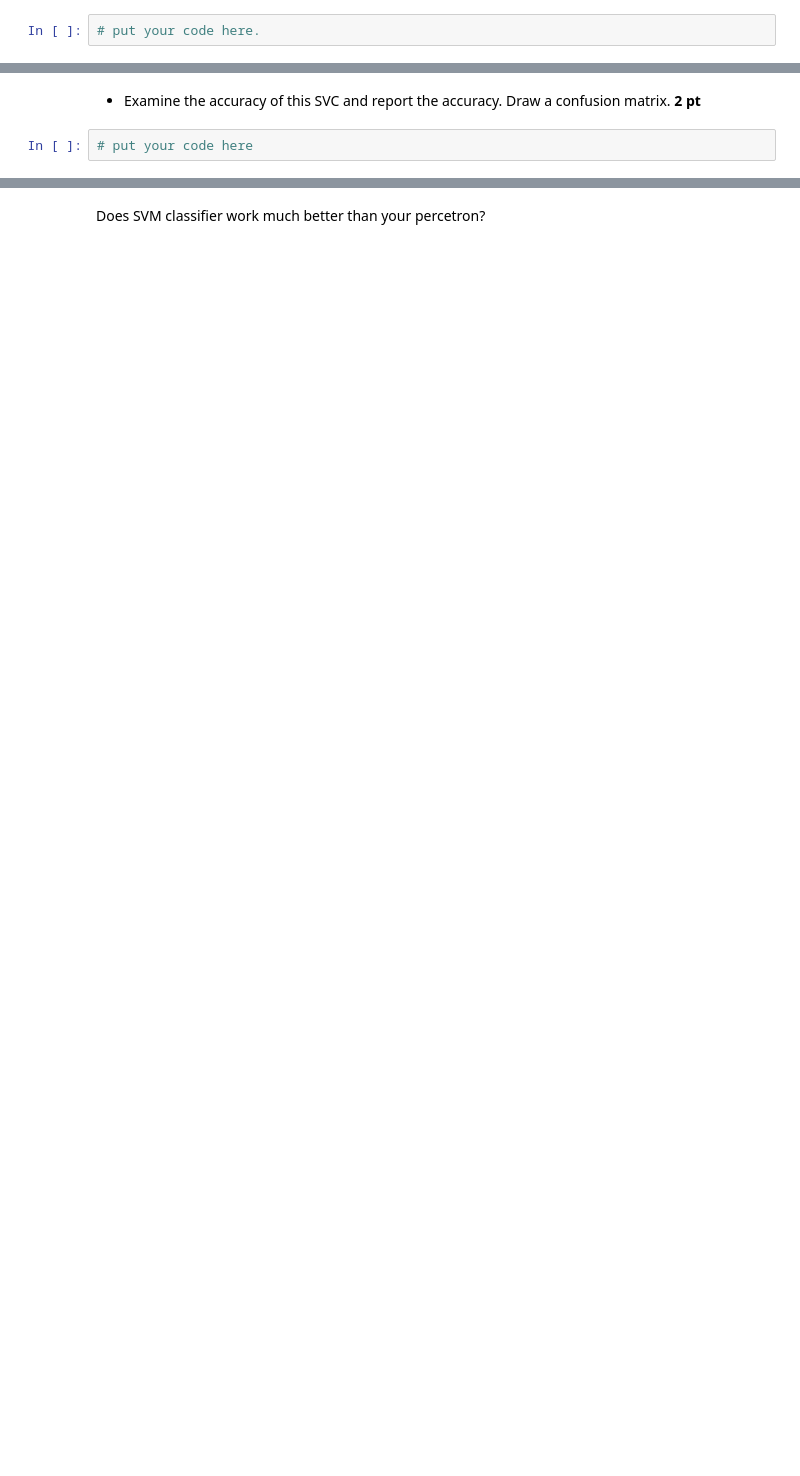
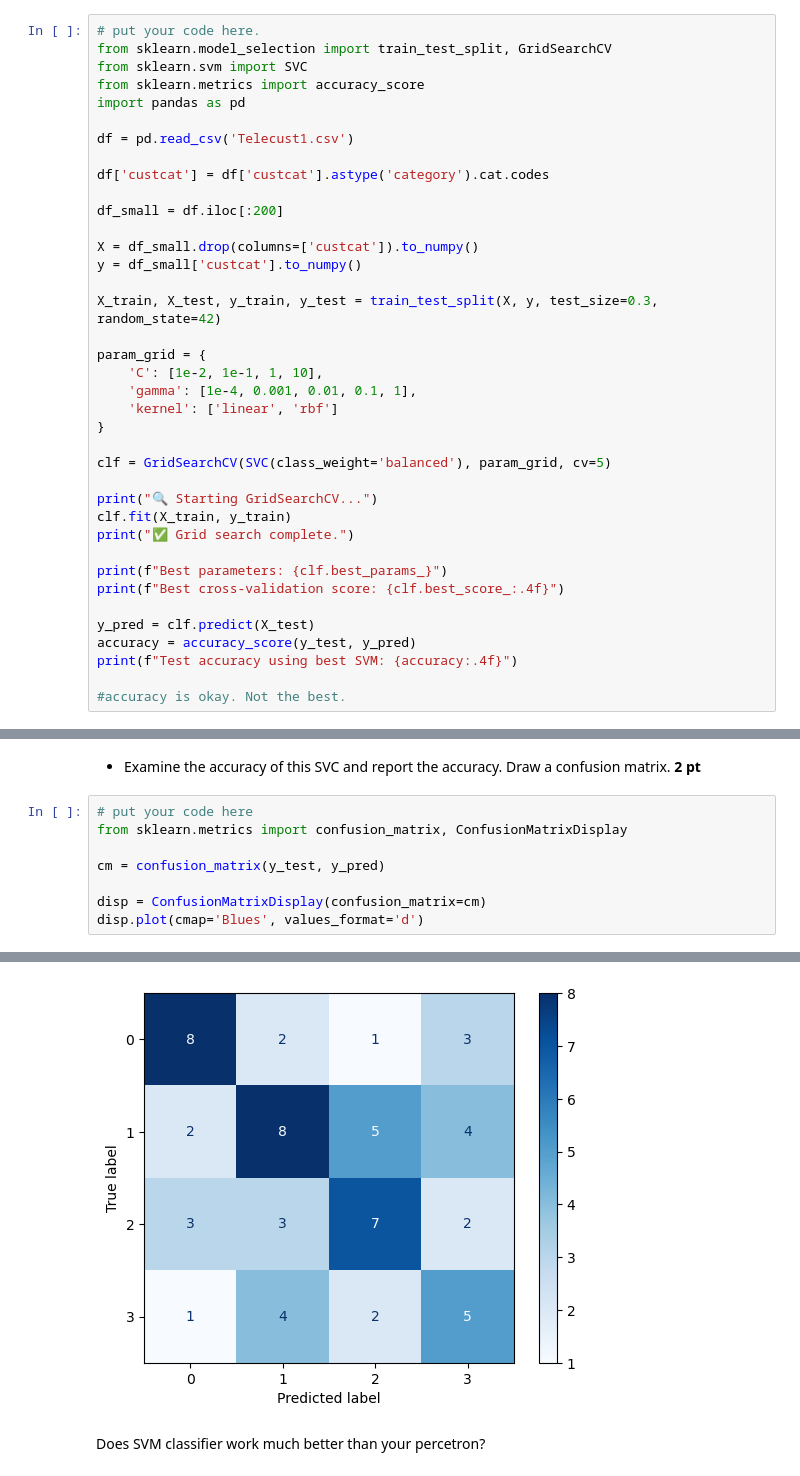
Before and after one commit to patrickw03/CMSE202-f25-turnin, a Jupyter notebook: hw-04/HW-04_Perceptron_SVM_STUDENT.ipynb, the cells around one changed output, grey strips where cells are left out. Drawn from its saved outputs; the diff is of its cells as text; blank space fills up the shorter version.

```diff
--- a/hw-04/HW-04_Perceptron_SVM_STUDENT.ipynb
+++ b/hw-04/HW-04_Perceptron_SVM_STUDENT.ipynb
@@ -459,3 +459,39 @@ Let's re-use the customer category data. There are five caterogies with multiple
 * Complete GridSearch to extract best parameters gets **5 pt**.
 # %%
 # put your code here.
+from sklearn.model_selection import train_test_split, GridSearchCV
+from sklearn.svm import SVC
+from sklearn.metrics import accuracy_score
+import pandas as pd
+
+df = pd.read_csv('Telecust1.csv')
+
+df['custcat'] = df['custcat'].astype('category').cat.codes
+
+df_small = df.iloc[:200]
+
+X = df_small.drop(columns=['custcat']).to_numpy()
+y = df_small['custcat'].to_numpy()
+
+X_train, X_test, y_train, y_test = train_test_split(X, y, test_size=0.3, random_state=42)
+
+param_grid = {
+    'C': [1e-2, 1e-1, 1, 10],
+    'gamma': [1e-4, 0.001, 0.01, 0.1, 1],
+    'kernel': ['linear', 'rbf']
+}
+
+clf = GridSearchCV(SVC(class_weight='balanced'), param_grid, cv=5)
+
+print("🔍 Starting GridSearchCV...")
+clf.fit(X_train, y_train)
+print("✅ Grid search complete.")
+
+print(f"Best parameters: {clf.best_params_}")
+print(f"Best cross-validation score: {clf.best_score_:.4f}")
+
+y_pred = clf.predict(X_test)
+accuracy = accuracy_score(y_test, y_pred)
+print(f"Test accuracy using best SVM: {accuracy:.4f}")
+
+#accuracy is okay. Not the best.
@@ -463,3 +505,10 @@ Let's re-use the customer category data. There are five caterogies with multiple
 * Examine the accuracy of this SVC and report the accuracy. Draw a confusion matrix. **2 pt**
 # %%
 # put your code here
+from sklearn.metrics import confusion_matrix, ConfusionMatrixDisplay
+
+cm = confusion_matrix(y_test, y_pred)
+
+disp = ConfusionMatrixDisplay(confusion_matrix=cm)
+disp.plot(cmap='Blues', values_format='d')
+# %% [output]
@@ -466,3 +516,4 @@ Let's re-use the customer category data. There are five caterogies with multiple
+[figure, added]
 # %% [markdown]
 Does SVM classifier work much better than your percetron?
 # %% [markdown]
```
Also changed, not shown: parts of 3 cells of this notebook.
